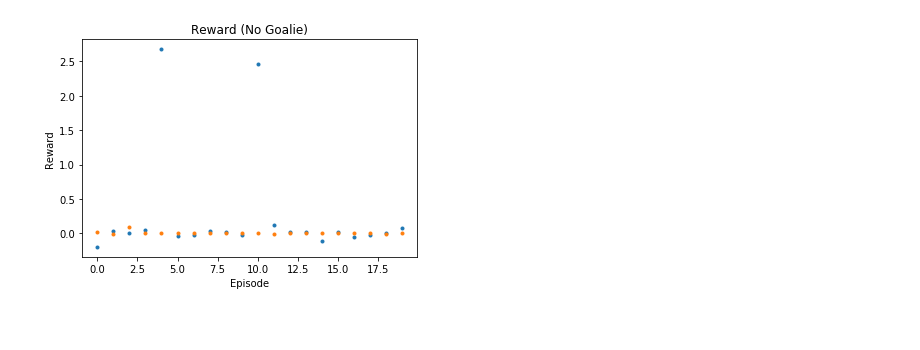
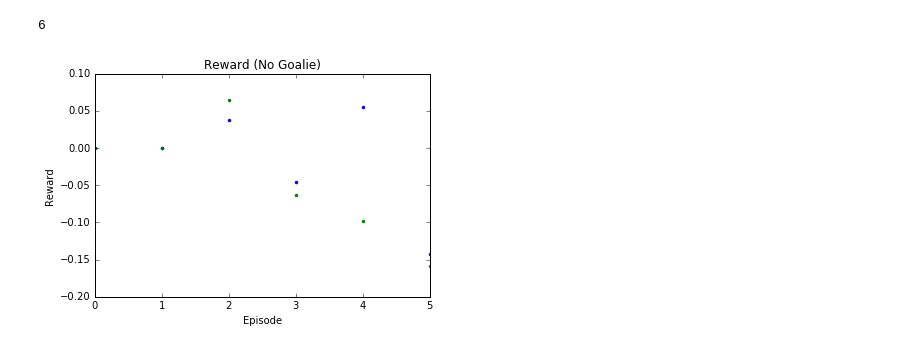
Before and after one commit to suraj-nair-1/DDPG, a Jupyter notebook: MADDPG_Metrics.ipynb, the cells around one changed output. Cells and saved outputs as stored; diff of their text form; code cells hidden in the pictures; blank space fills up the shorter version.

Commit message:
Minor logging changes

```diff
--- a/MADDPG_Metrics.ipynb
+++ b/MADDPG_Metrics.ipynb
@@ -6,6 +6,7 @@ import h5py
 %matplotlib inline
 # %%
 f = h5py.File("logging/logs1.txt", 'r', libver='latest', swmr=True)
+#f = h5py.File("/Users/anshulramachandran/Documents/Research/yisong/logging/logs1.txt", 'r', libver='latest', swmr=True)
 move_q =  f['statistics']["ep_move_q"][:]
 kick_q =  f['statistics']["ep_kick_q"][:]
 turn_q = f['statistics']["ep_turn_q"][:]
@@ -14,21 +15,23 @@ tackle_q =  f['statistics']["ep_tackle_q"][:]
 r=  f['statistics']["ep_reward"][:]
 closs = f['statistics']["ep_closs"][:]
 aloss= f['statistics']["ep_aloss"][:]
+numdone = f['statistics']["ep_numdone"][0]
+# %%
+numdone
+# %% [output]
+6
 # %%
-### TODO: ANSHUL
-### Due to how H5 works, the full log is populated with 0s, and is filled up as training happens
-### Write something to just automatically cutoff when everything goes to 0 and plot only stuff before
-r = r[:, :20]
+r = r[:, :numdone]
 
 r1 = r[0]
 r2 = r[1]
 
 plt.plot(r1, linestyle="", marker=".")
 plt.plot(r2, linestyle="", marker=".")
 
 plt.title("Reward (No Goalie)")
 plt.xlabel("Episode")
 plt.ylabel("Reward")
 plt.show()
 # %% [output]
-[figure, old version]
+[figure, new version]
```
Also changed, not shown: parts of 6 cells of this notebook, 2 other files.
